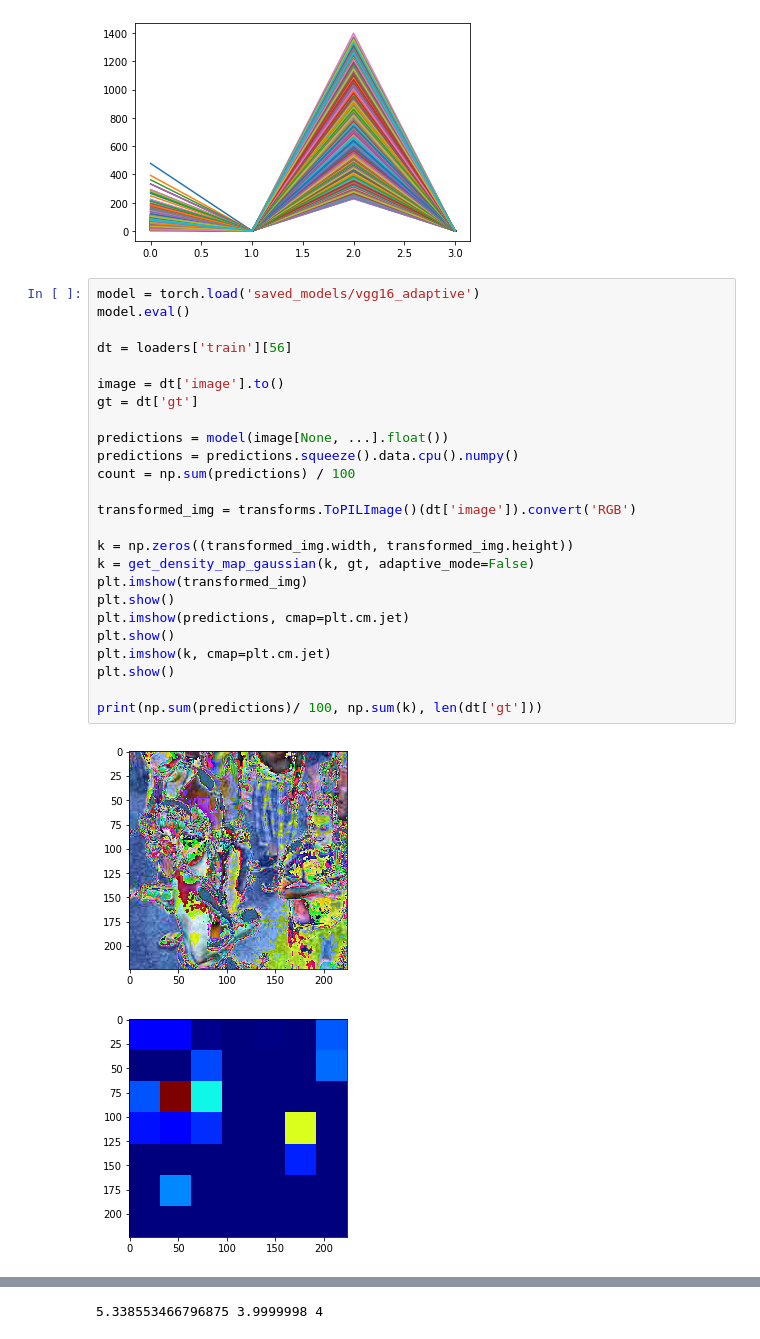
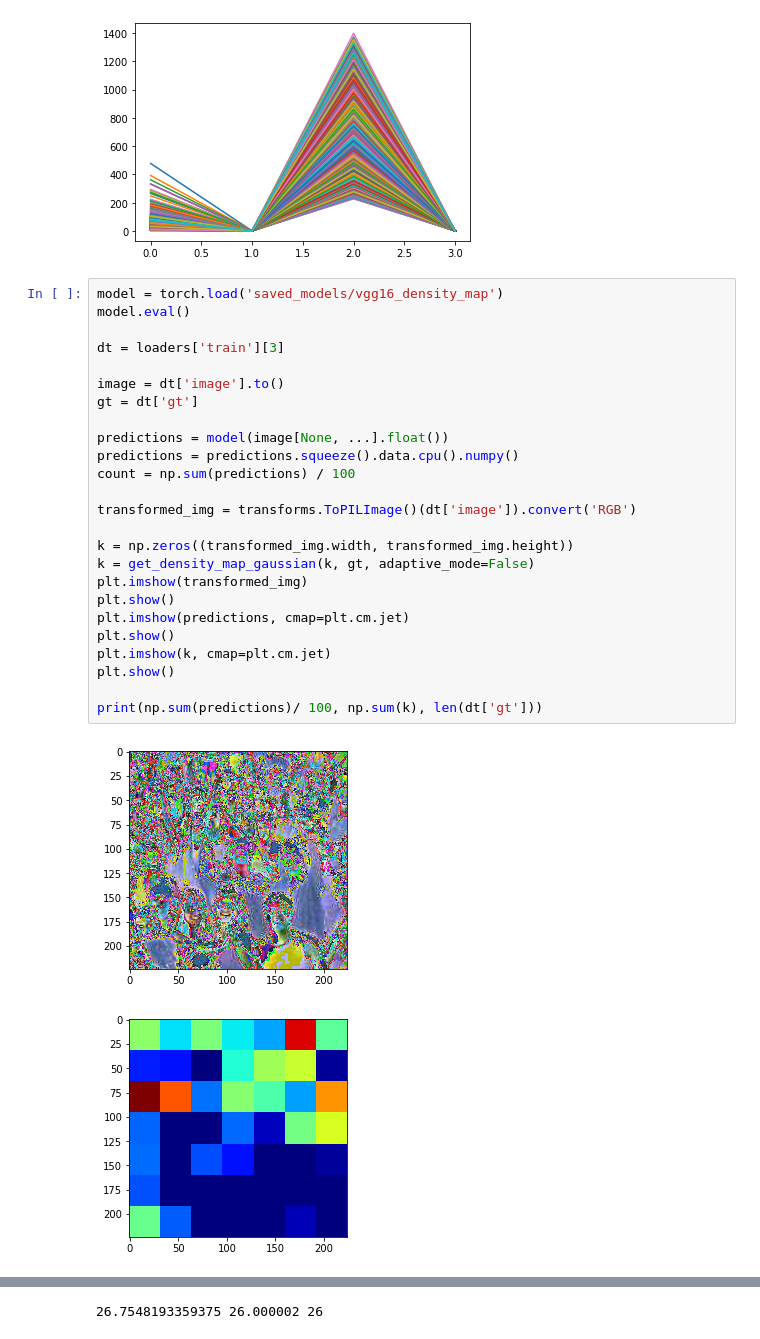
Before and after one commit to stanleykywu/covid-19-crowd-counting, a Jupyter notebook: EvaluateModels.ipynb, the cells around one changed output, grey strips where cells are left out. Cells and saved outputs as stored; diff of their text form.

```diff
--- a/EvaluateModels.ipynb
+++ b/EvaluateModels.ipynb
@@ -230,30 +230,30 @@ plt.show()
 [figure]
 [figure]
 # %%
-model = torch.load('saved_models/vgg16_adaptive')
+model = torch.load('saved_models/vgg16_density_map')
 model.eval()
 
-dt = loaders['train'][56]
+dt = loaders['train'][3]
 
 image = dt['image'].to()
 gt = dt['gt']
 
 predictions = model(image[None, ...].float())
 predictions = predictions.squeeze().data.cpu().numpy()
 count = np.sum(predictions) / 100
 
 transformed_img = transforms.ToPILImage()(dt['image']).convert('RGB')
 
 k = np.zeros((transformed_img.width, transformed_img.height))
 k = get_density_map_gaussian(k, gt, adaptive_mode=False)
 plt.imshow(transformed_img)
 plt.show()
 plt.imshow(predictions, cmap=plt.cm.jet)
 plt.show()
 plt.imshow(k, cmap=plt.cm.jet)
 plt.show()
 
 print(np.sum(predictions)/ 100, np.sum(k), len(dt['gt']))
 # %% [output]
-[figure, old version]
+[figure, new version]
-[figure, old version]
+[figure, new version]
@@ -261 +261 @@ print(np.sum(predictions)/ 100, np.sum(k), len(dt['gt']))
-5.338553466796875 3.9999998 4
+26.7548193359375 26.000002 26
```
Also changed, not shown: parts of 4 cells of this notebook, 16 other files.
